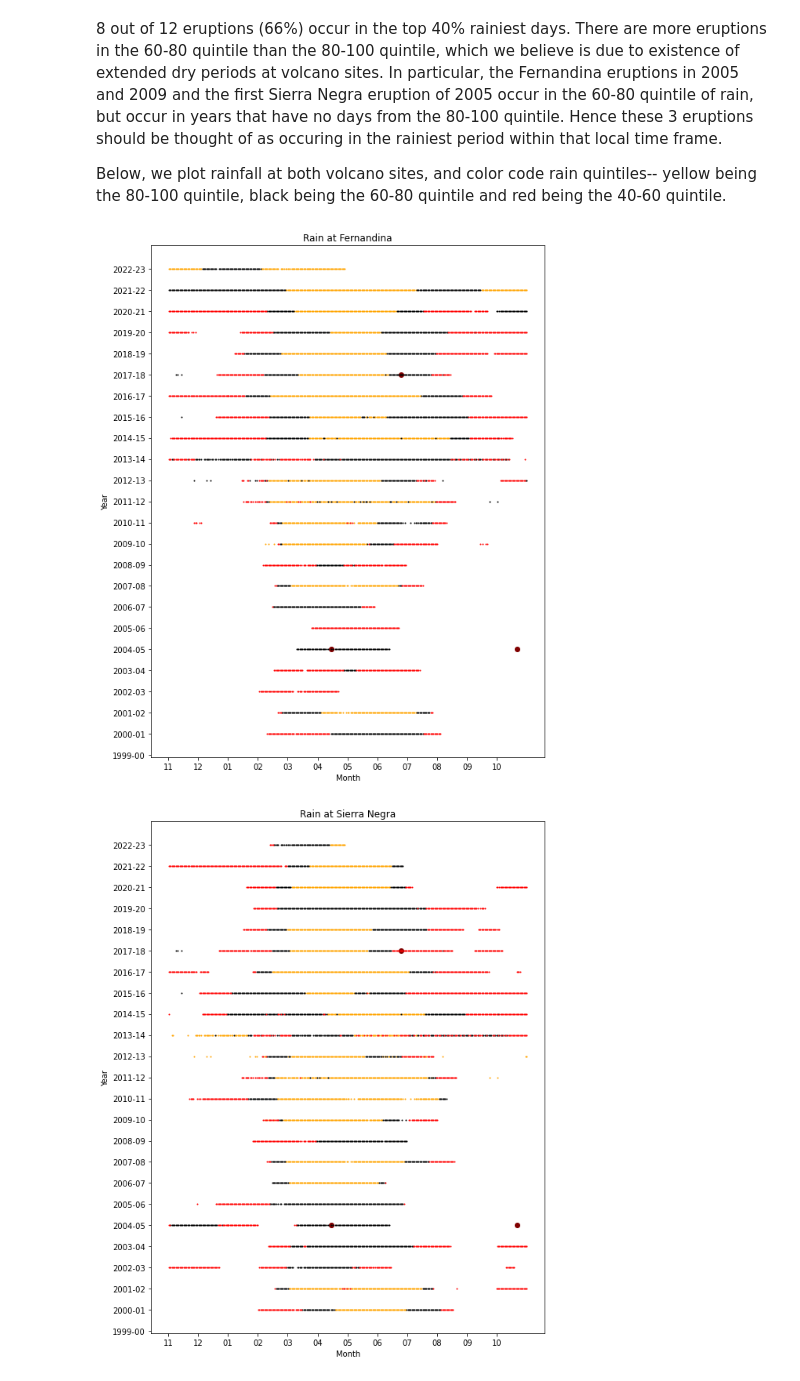
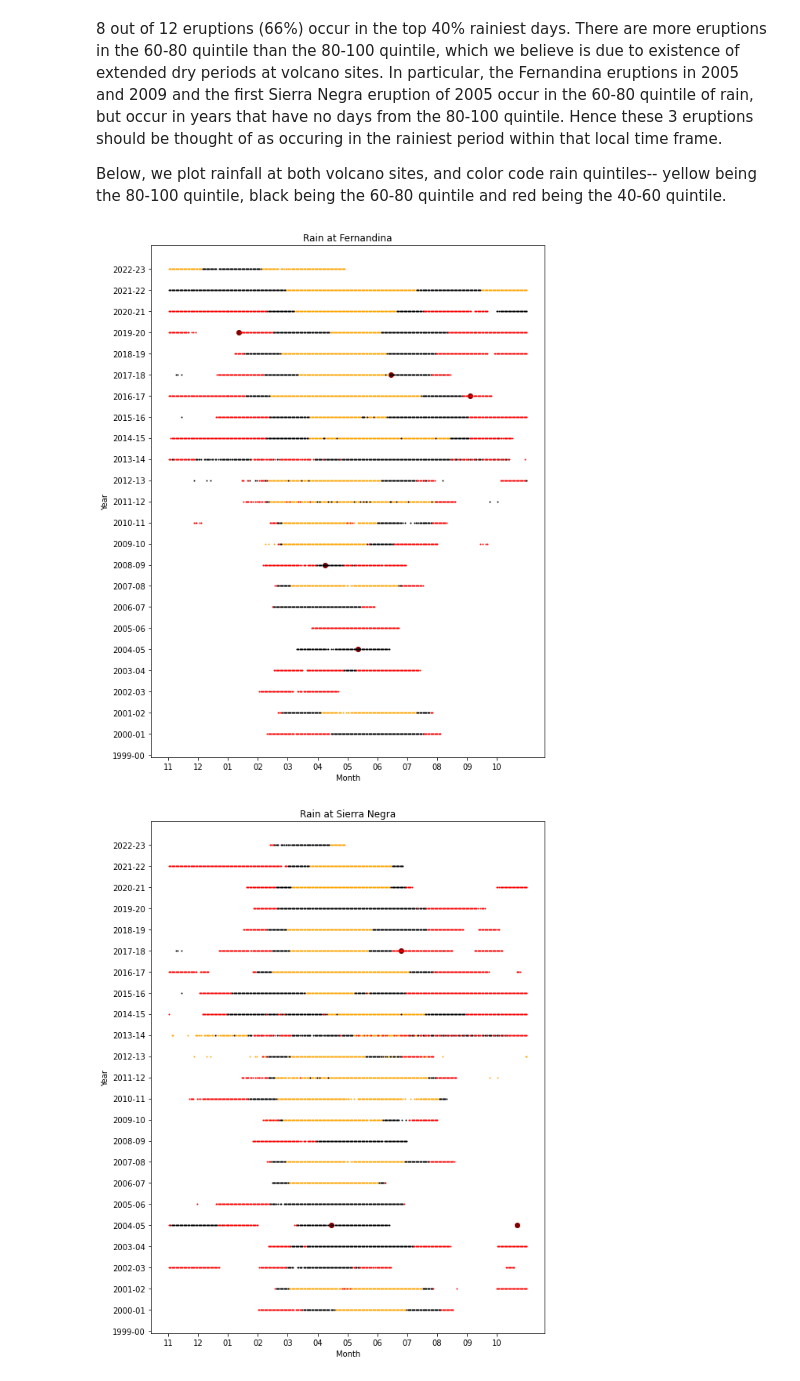
Before and after one commit to jonathan-quartin/um_volcano_project, a Jupyter notebook: old_notebooks/rain_analysis.ipynb, the cells around one changed output. Cells and saved outputs as stored; diff of their text form; code cells hidden in the pictures.

```diff
--- a/old_notebooks/rain_analysis.ipynb
+++ b/old_notebooks/rain_analysis.ipynb
@@ -59,36 +59,38 @@ Below, we plot rainfall at both volcano sites, and color code rain quintiles-- y
 # Generates the rainy season plot
 volcanos = {'Fernandina': (-91.55, -.35, 'Fernandina'), 'Azul, Cerro': (-91.35, -.95, 'Cerro Azul'), 'Negra, Sierra': (-91.15, -.85, 'Sierra Negra'), 'Wolf': (-91.35, .05, 'Wolf'), 'Alcedo': (-91.15, -.45, 'Alcedo')}
 picks = ['Fernandina', 'Negra, Sierra']
+eruptions['Decimal'] = eruptions.Start.apply(date_to_decimal_year)
 
 for pick in picks:
 
+    erupt_dates = np.array(eruptions['Decimal'][(eruptions['Volcano'] == pick) & (eruptions['Start'] >= '2000')])
     rolling_galapagos = rainfall[(rainfall['Longitude'] == volcanos[pick][0]) & (rainfall['Latitude'] == volcanos[pick][1])].copy()
     rolling_galapagos['roll90'] = rolling_galapagos.Precipitation.rolling(90).mean()
     rolling_galapagos['Decimal'] = rolling_galapagos.Date.apply(date_to_decimal_year)
     rolling_galapagos = rolling_galapagos.dropna()
 
     plt.figure(figsize=(9,12))
 
     volc_x = [((i + (2/12)) % 1) for i in erupt_dates]
     volc_y = [(i + (2/12)) // 1 for i in erupt_dates]
     labels = list(eruptions['Volcano'][(eruptions['Start'] >= '2004-11-01') & (eruptions['Volcano'] == pick)])
     plt.scatter(volc_x, volc_y, color='maroon')
 
     dates = rolling_galapagos.sort_values(by=['roll90'])['Decimal']
     x = np.array((dates + (2/12)) % 1)
     y = np.array((dates + (2/12)) // 1)
     bin_size = len(x) // 5
     plt.scatter(x[-bin_size:], y[-bin_size:], color='orange', s =1)
     plt.scatter(x[-(2*bin_size):-bin_size], y[-(2*bin_size):-bin_size], color='black', s =1)
     plt.scatter(x[-(3*bin_size):-(2*bin_size)], y[-(3*bin_size):-(2*bin_size)], color='red', s =1)
 
 
     plt.yticks([2000+k for k in range(24)], [str(1999+k) + '-' + str(2000+k)[2:4] for k in range(24)])
     plt.xticks([(1/12)*k for k in range(12)], ['11', '12', '01', '02', '03', '04', '05', '06', '07', '08', '09', '10'])
     plt.xlabel("Month")
     plt.ylabel("Year")
     plt.title('Rain at ' + volcanos[pick][2])
     plt.show()
 # %% [output]
-[figure, old version]
+[figure, new version]
 [figure]
```
Also changed, not shown: 1 other file.
